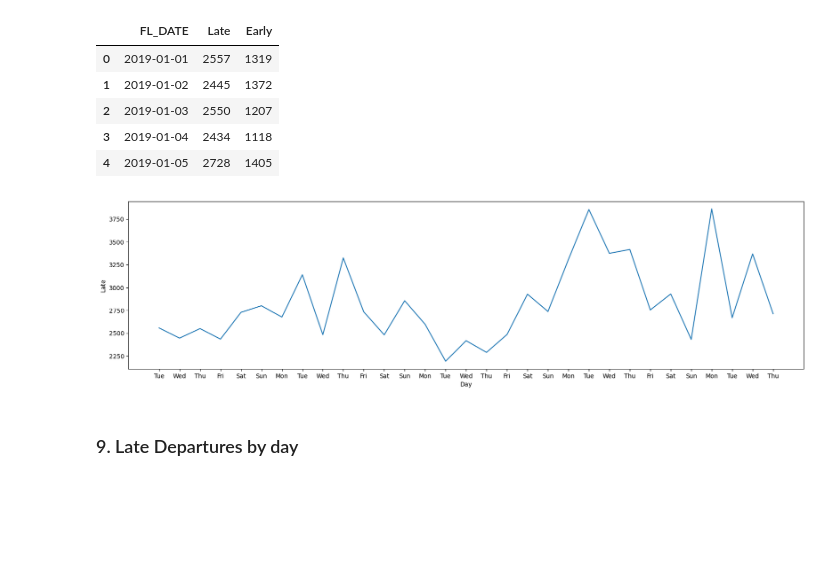
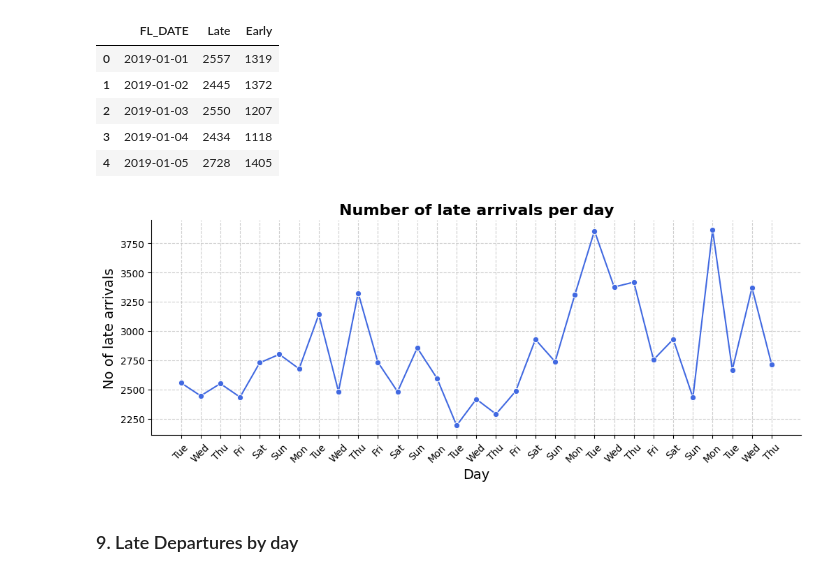
Before and after one commit to torchlightwizard/Data-Analysis-Flight-Travel, a Jupyter notebook: notebooks/eda.ipynb, the cells around one changed output. Saved outputs shown, nothing was run; the diff lists cells and outputs as text; code cells hidden in the pictures; blank space fills up the shorter version.

```diff
--- a/notebooks/eda.ipynb
+++ b/notebooks/eda.ipynb
@@ -48,6 +48,9 @@ temp = None
  'Northern Mariana Islands']
 # %% [markdown]
 # Basic Statistics
+# %%
+fig_width = 12
+fig_height = 4
 # %% [markdown]
 ## 1. Time Series
 # %% [markdown]
@@ -368,15 +388,20 @@ temp.head()
 # %%
 temp.columns = ["Date", "Late", "On Time"]
 temp["Day"] = pd.to_datetime(temp["Date"]).dt.day
 temp["Day of week"] = pd.to_datetime(temp["Date"]).dt.strftime("%a")
 
-plt.figure(figsize=(20, 5))
-p = sns.lineplot(data=temp, x="Day", y="Late")
-p.set_xticks(temp["Day"], labels=temp["Day of week"])
+plt.figure(figsize=(fig_width, fig_height))
+p = sns.lineplot(data=temp, x="Day", y="Late", marker="o", color="royalblue")
+p.set_xticks(temp["Day"], labels=temp["Day of week"], rotation=45)
+plt.title("Late arrivals per day", fontsize=16, fontweight="bold")
+plt.xlabel("Day", fontsize=14)
+plt.ylabel("No of late arrivals", fontsize=14)
+sns.despine()
+plt.grid(True, linestyle="--", alpha=0.6)
 plt.show()
 temp = None
 # %% [output]
-[figure, old version]
+[figure, new version]
 # %% [markdown]
 ### 9. Late Departures by day
 # %%
```
Also changed, not shown: parts of 14 cells of this notebook.
